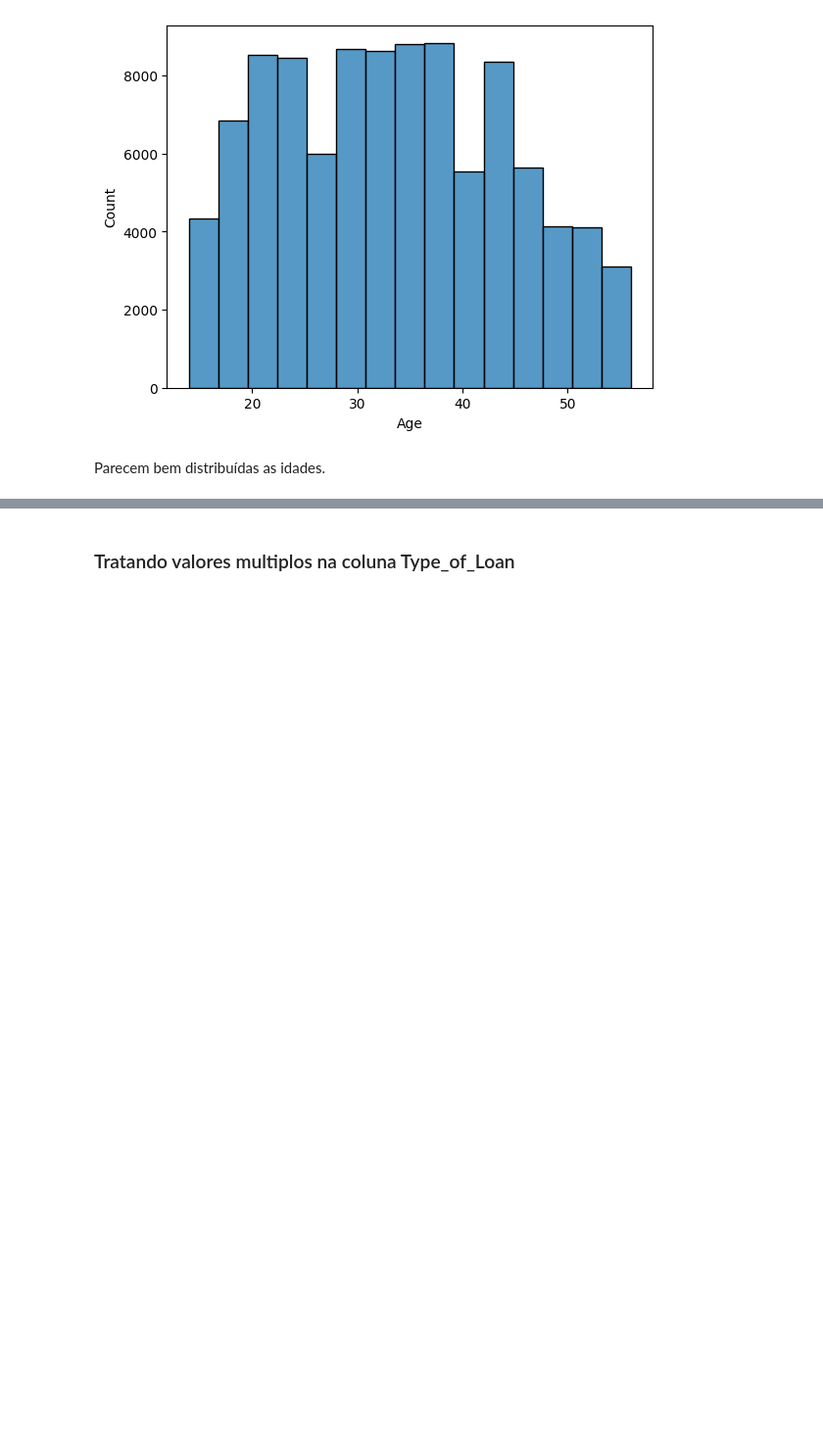
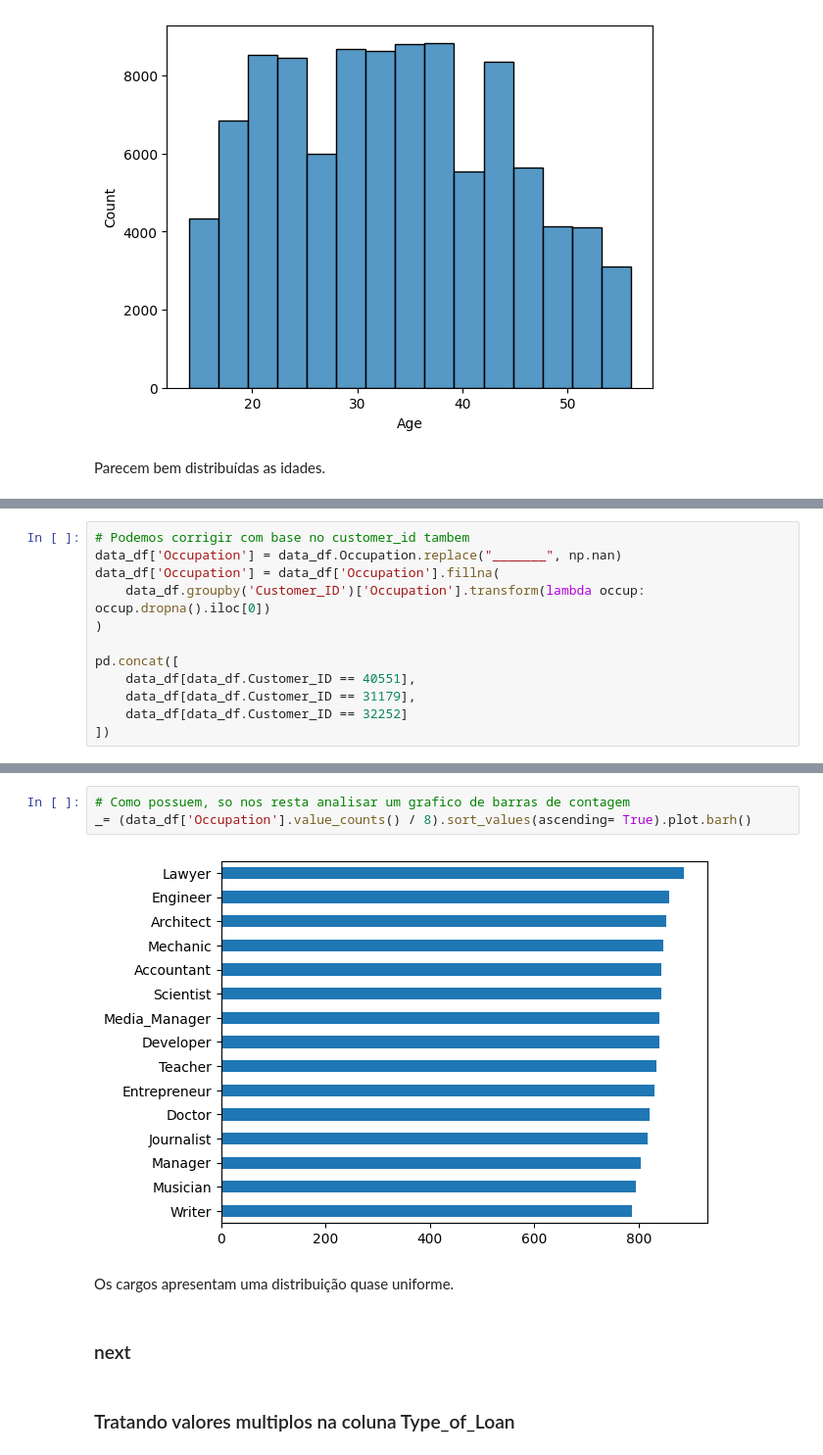
Before and after one commit to SLMath/Credit_Score-Analysis, a Jupyter notebook: credit_score.ipynb, the cells around one changed output, grey strips where cells are left out. Shown: that part at 98% size. Cells and saved outputs as stored; diff of their text form; blank space fills up the shorter version.

Commit message:
Treating Data - Occupation

```diff
--- a/credit_score.ipynb
+++ b/credit_score.ipynb
@@ -987,0 +1051,12 @@ Parecem bem distribuídas as idades.
+# %%
+# Podemos corrigir com base no customer_id tambem
+data_df['Occupation'] = data_df.Occupation.replace("_______", np.nan)
+data_df['Occupation'] = data_df['Occupation'].fillna(
+    data_df.groupby('Customer_ID')['Occupation'].transform(lambda occup: occup.dropna().iloc[0])
+)
+
+pd.concat([
+    data_df[data_df.Customer_ID == 40551],
+    data_df[data_df.Customer_ID == 31179],
+    data_df[data_df.Customer_ID == 32252]
+])
@@ -988,3 +1099,12 @@ Parecem bem distribuídas as idades.
+# %%
+# Como possuem, so nos resta analisar um grafico de barras de contagem
+_= (data_df['Occupation'].value_counts() / 8).sort_values(ascending= True).plot.barh()
+# %% [output]
+[figure, added]
+# %% [markdown]
+Os cargos apresentam uma distribuição quase uniforme.
+# %% [markdown]
+### next
 # %% [markdown]
 ### Tratando valores multiplos na coluna Type_of_Loan
 # %%
```
Also changed, not shown: parts of 6 cells of this notebook.
